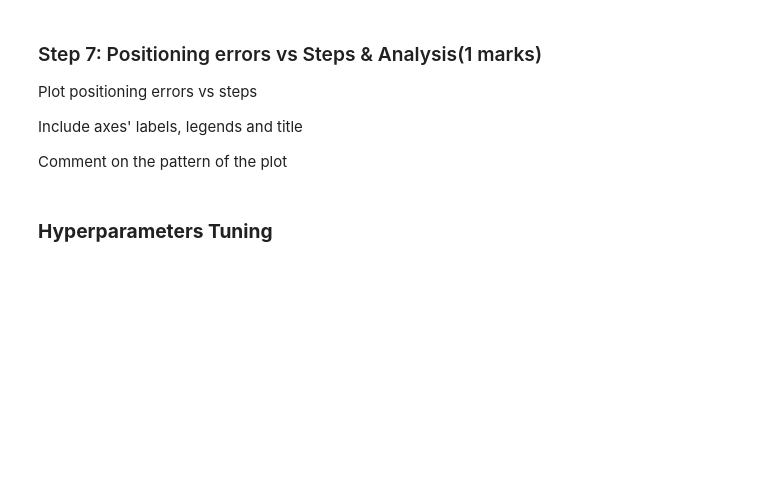
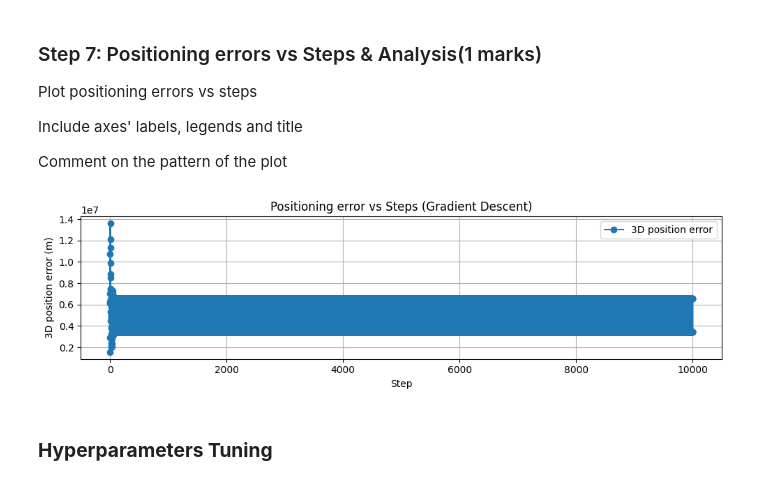
Before and after one commit to KentBerry680/ENGG680_2025_Fall---group-20-assignments, a Jupyter notebook: Lab Assignment 2/Assignment2_Upload.ipynb, the cells around one changed output. Drawn from its saved outputs; the diff is of its cells as text; code cells hidden in the pictures; blank space fills up the shorter version.

```diff
--- a/Lab Assignment 2/Assignment2_Upload.ipynb
+++ b/Lab Assignment 2/Assignment2_Upload.ipynb
@@ -607,3 +677,24 @@ plt.show()
+# %%
+fig, ax = plt.subplots(nrows=1, ncols=1, figsize=(10, 3))
+# (0.5 marks)
+err_norm = [np.linalg.norm(e) for e in arr_err]
+ax.plot(range(len(err_norm)), err_norm, marker='o', label='3D position error')
+ax.set_xlabel("Step")
+ax.set_ylabel("3D position error (m)")
+ax.set_title("Positioning error vs Steps (Gradient Descent)")
+ax.legend()
+ax.grid(True)
+fig.tight_layout()
+plt.show()
+
+
+# Comment on the pattern
+# (0.5 marks)
+# The positioning error starts at a very large value (on the order of 10^7 m), and after the first few iterations it settles into a wide band around several million metres instead of decreasing toward a small value.
+# This pattern shows that the gradient descent update moves the estimate away from the true position and then oscillates around a very poor solution,
+# i.e., the method fails to converge to an accurate receiver position with the current hyperparameter settings and initial guess.
+# %% [output]
+[figure, added]
 # %% [markdown]
 ### **Hyperparameters Tuning**
 # %% [markdown]
```
Also changed, not shown: parts of 11 cells of this notebook.
